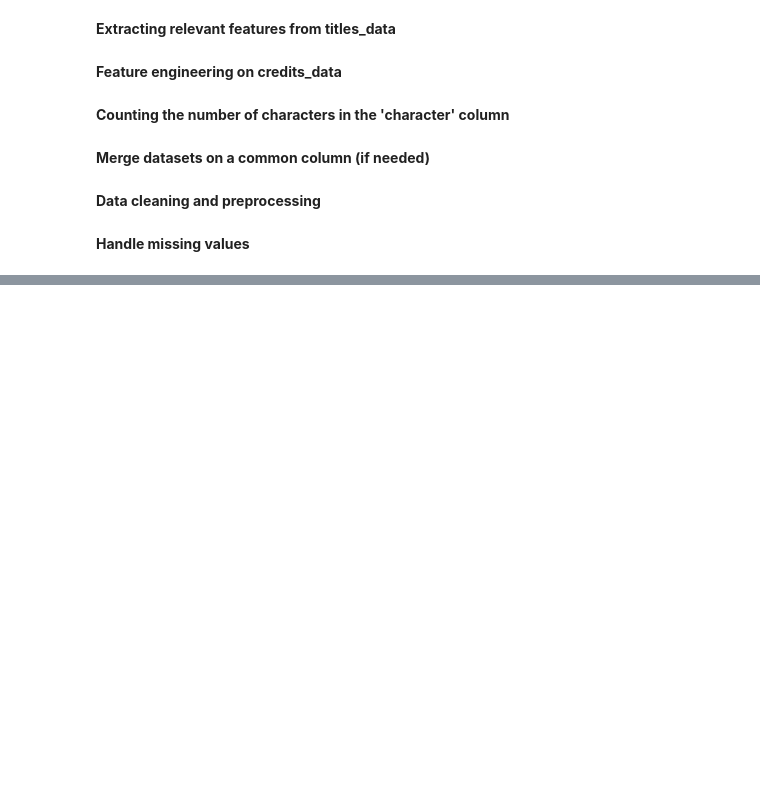
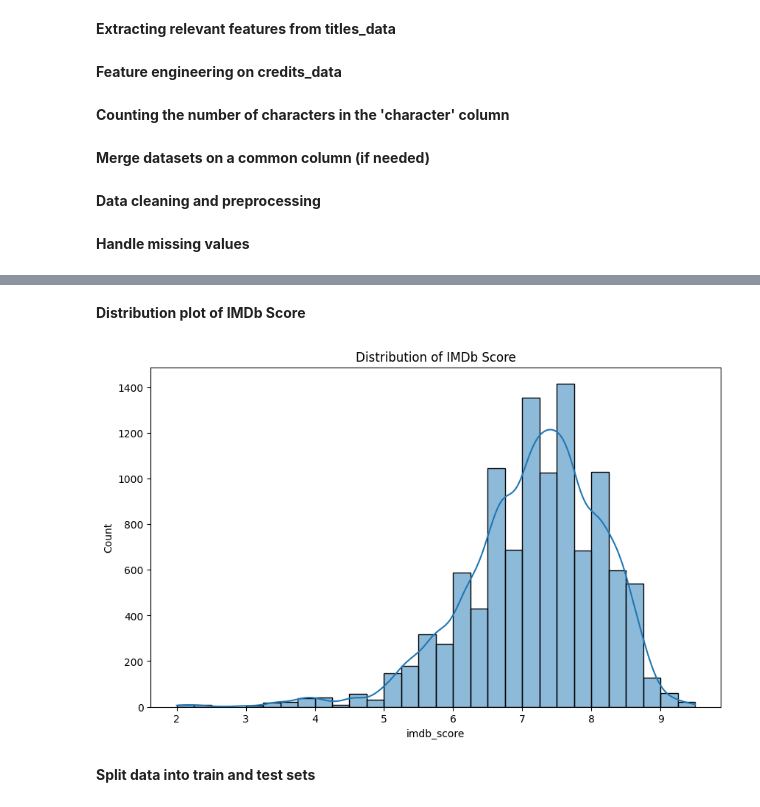
Before and after one commit to teapasovska/datamining, a Jupyter notebook: data-mining-project.ipynb, the cells around one changed output, grey strips where cells are left out. Cells and saved outputs as stored; diff of their text form; code cells hidden in the pictures; blank space fills up the shorter version.

```diff
--- a/data-mining-project.ipynb
+++ b/data-mining-project.ipynb
@@ -84,0 +90,3 @@ merged_data.dropna(inplace=True)
+# %%
+X = merged_data[['description_length', 'character_length', 'release_year', 'runtime', 'genres']]
+y = merged_data['imdb_score']
@@ -84,0 +102,11 @@ merged_data.dropna(inplace=True)
+# %% [markdown]
+**Distribution plot of IMDb Score**
+# %%
+plt.figure(figsize=(10, 6))
+sns.histplot(y, bins=30, kde=True)
+plt.title('Distribution of IMDb Score')
+plt.show()
+# %% [output]
+[figure, added]
+# %% [markdown]
+**Split data into train and test sets**
```
Also changed, not shown: parts of 6 cells of this notebook.
